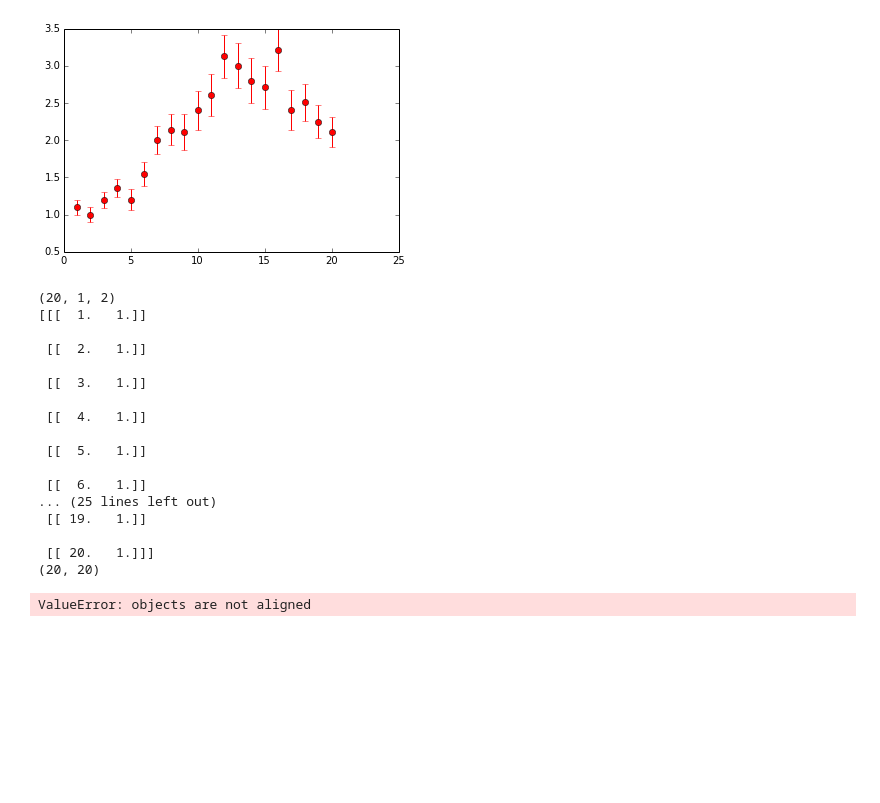
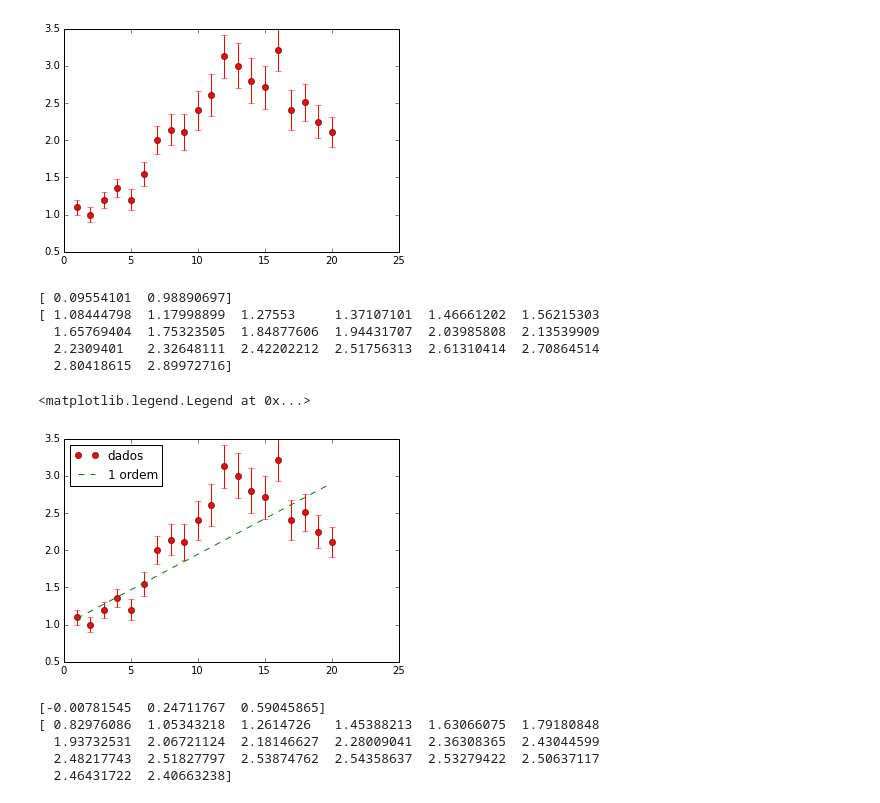
Before and after one commit to dIOGOLOC/exercicios_mestrado, a Jupyter notebook: metodos_computacionais/ajuste_polinomial_mqp.ipynb, the cells around one changed output. Cells and saved outputs as stored; diff of their text form; code cells hidden in the pictures; blank space fills up the shorter version.

Commit message:
Inserindo o ajuste polinomial de grau 1,2 e 3.

```diff
--- a/metodos_computacionais/ajuste_polinomial_mqp.ipynb
+++ b/metodos_computacionais/ajuste_polinomial_mqp.ipynb
@@ -7,9 +7,10 @@ from __future__ import print_function
 import numpy as np
 import matplotlib.pyplot as plt
 # %%
-dados=np.transpose([[1,1.10,0.10],[2,1.00,0.10],[3,1.20,0.11],[4,1.36,0.12],[5,1.20,0.14],[6,1.55,0.16],[7,2.00,0.19],[8,2.14,0.21],
+dados=np.array([[1,1.10,0.10],[2,1.00,0.10],[3,1.20,0.11],[4,1.36,0.12],[5,1.20,0.14],[6,1.55,0.16],[7,2.00,0.19],[8,2.14,0.21],
        [9,2.11,0.24],[10,2.40,0.26],[11,2.61,0.28],[12,3.13,0.29],[13,3.00,0.30],[14,2.80,0.30],[15,2.71,0.29],[16,3.21,0.28],
        [17,2.41,0.27],[18,2.51,0.25],[19,2.25,0.22],[20,2.11,0.20]])
+dados=dados.T
 # %%
 print(dados)
 # %% [output]
@@ -43,37 +44,32 @@ plt.errorbar(x,y,yerr=sigma,fmt='or')
 
 #Matriz Sensibilidade:
 
-A=np.array([[x],[np.ones(20)]]).T
-print(A.shape)
-print(A)
+A1=np.array([(x),(np.ones(20))]).T
 
 #Matriz Peso
 
-W=np.diag(sigma)
-print(W.shape)
+W=np.diag(1/sigma**2)
-# %% [output]
-(20, 1, 2)
-[[[  1.   1.]]
-
- [[  2.   1.]]
-
- [[  3.   1.]]
-
- [[  4.   1.]]
-
- [[  5.   1.]]
-
- [[  6.   1.]]
-... (25 lines left out)
- [[ 19.   1.]]
-
- [[ 20.   1.]]]
-(20, 20)
 # %%
-#Calculo do Ajuste polinomial
+#Calculo do Ajuste polinomial de 1º ordem:
 
-p=np.linalg.solve(np.dot(A.T,np.dot(W,A)),np.dot(A.T,np.dot(W,y)))
+p1=np.linalg.solve(np.dot(A1.T,np.dot(W,A1)),np.dot(A1.T,np.dot(W,y.T)))
 
-print(p)
+print(p1)
+
+yc1=p1[0]*x+p1[1]
+print(yc1)
 # %% [output]
-ValueError: objects are not aligned
+[ 0.09554101  0.98890697]
+[ 1.08444798  1.17998899  1.27553     1.37107101  1.46661202  1.56215303
+  1.65769404  1.75323505  1.84877606  1.94431707  2.03985808  2.13539909
+  2.2309401   2.32648111  2.42202212  2.51756313  2.61310414  2.70864514
+  2.80418615  2.89972716]
+# %%
+#Plotando o Ajuste Poninomial de 1º ordem:
+
+plt.errorbar(x,y,yerr=sigma,fmt='or')
+plt.plot(x,yc1,'--g')
+plt.legend(('dados','1 ordem'),loc='upper left')
+# %% [output]
+<matplotlib.legend.Legend at 0x...>
+[figure, added]
@@ -79,0 +82,15 @@ ValueError: objects are not aligned
+# %%
+#Calculo do Ajuste polinomial de 2º ordem:
+
+p2=np.linalg.solve(np.dot(A2.T,np.dot(W,A2)),np.dot(A2.T,np.dot(W,y.T)))
+
+print(p2)
+
+yc2=p2[0]*x**2+p2[1]*x+p2[2]
+print(yc2)
+# %% [output]
+[-0.00781545  0.24711767  0.59045865]
+[ 0.82976086  1.05343218  1.2614726   1.45388213  1.63066075  1.79180848
+  1.93732531  2.06721124  2.18146627  2.28009041  2.36308365  2.43044599
+  2.48217743  2.51827797  2.53874762  2.54358637  2.53279422  2.50637117
+  2.46431722  2.40663238]
```
Also changed, not shown: parts of 8 cells of this notebook.
